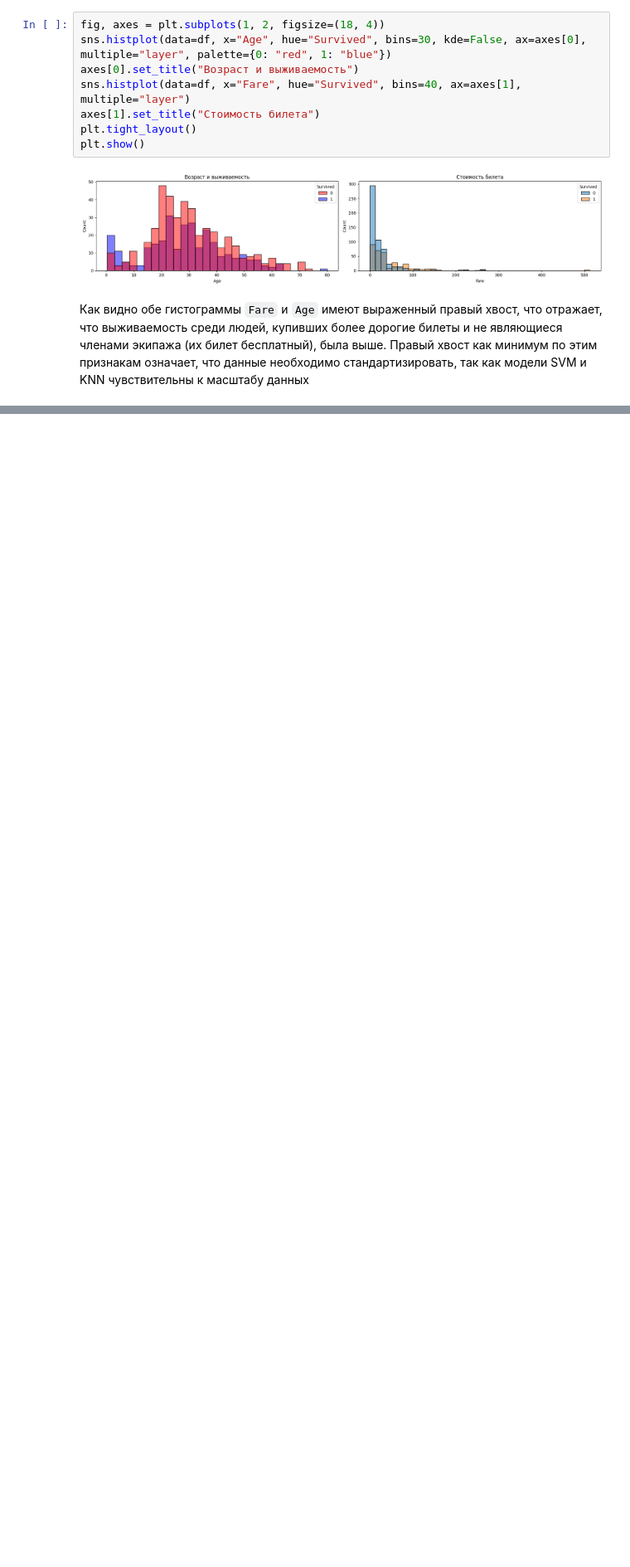
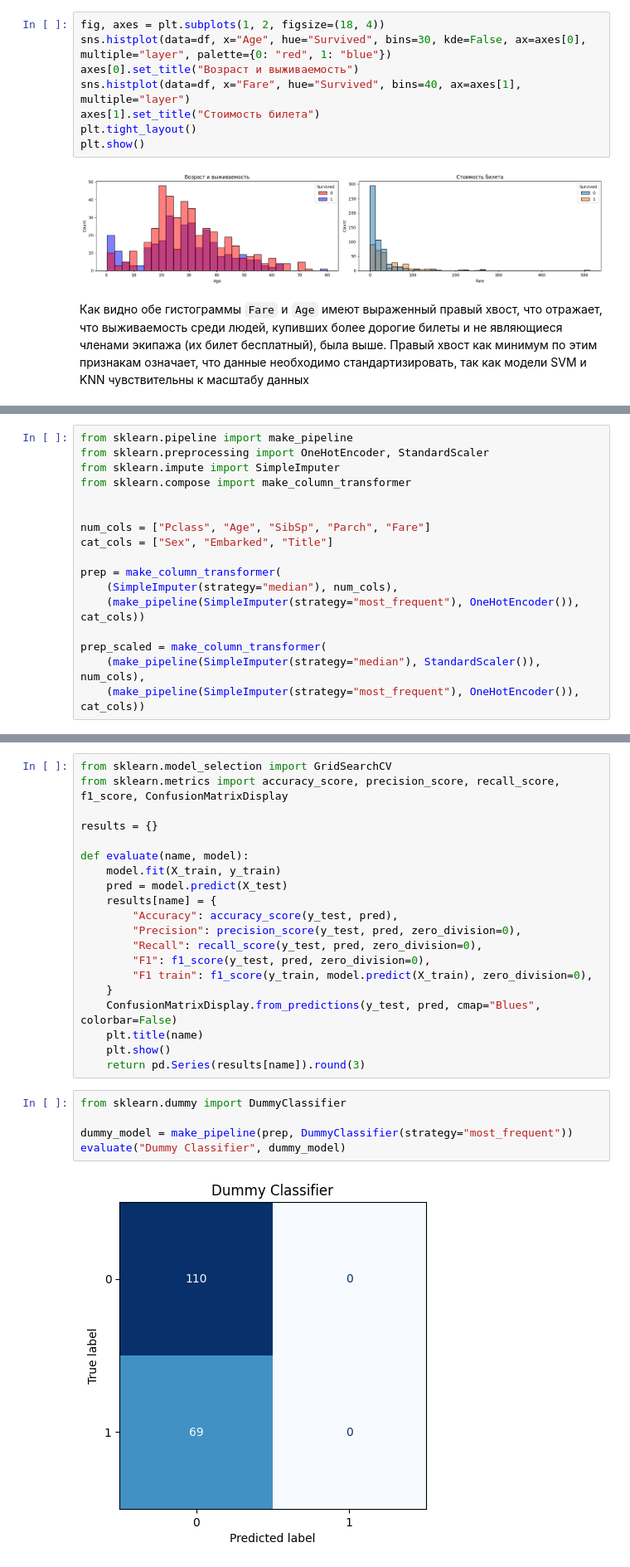
Before and after one commit to dalginichev1/ml_course_mai, a Jupyter notebook: classification/lab2.ipynb, the cells around one changed output, grey strips where cells are left out. Shown at 83% size. Cells and saved outputs as stored; diff of their text form; blank space fills up the shorter version.

```diff
--- a/classification/lab2.ipynb
+++ b/classification/lab2.ipynb
@@ -109,0 +130,17 @@ plt.show()
+# %%
+from sklearn.pipeline import make_pipeline
+from sklearn.preprocessing import OneHotEncoder, StandardScaler
+from sklearn.impute import SimpleImputer
+from sklearn.compose import make_column_transformer
+
+
+num_cols = ["Pclass", "Age", "SibSp", "Parch", "Fare"]
+cat_cols = ["Sex", "Embarked", "Title"]
+
+prep = make_column_transformer(
+    (SimpleImputer(strategy="median"), num_cols),
+    (make_pipeline(SimpleImputer(strategy="most_frequent"), OneHotEncoder()), cat_cols))
+
+prep_scaled = make_column_transformer(
+    (make_pipeline(SimpleImputer(strategy="median"), StandardScaler()), num_cols),
+    (make_pipeline(SimpleImputer(strategy="most_frequent"), OneHotEncoder()), cat_cols))
@@ -109,0 +151,27 @@ plt.show()
+# %%
+from sklearn.model_selection import GridSearchCV
+from sklearn.metrics import accuracy_score, precision_score, recall_score, f1_score, ConfusionMatrixDisplay
+
+results = {}
+
+def evaluate(name, model):
+    model.fit(X_train, y_train)
+    pred = model.predict(X_test)
+    results[name] = {
+        "Accuracy": accuracy_score(y_test, pred),
+        "Precision": precision_score(y_test, pred, zero_division=0),
+        "Recall": recall_score(y_test, pred, zero_division=0),
+        "F1": f1_score(y_test, pred, zero_division=0),
+        "F1 train": f1_score(y_train, model.predict(X_train), zero_division=0),
+    }
+    ConfusionMatrixDisplay.from_predictions(y_test, pred, cmap="Blues", colorbar=False)
+    plt.title(name)
+    plt.show()
+    return pd.Series(results[name]).round(3)
+# %%
+from sklearn.dummy import DummyClassifier
+
+dummy_model = make_pipeline(prep, DummyClassifier(strategy="most_frequent"))
+evaluate("Dummy Classifier", dummy_model)
+# %% [output]
+[figure, added]
```
Also changed, not shown: parts of 7 cells of this notebook.
